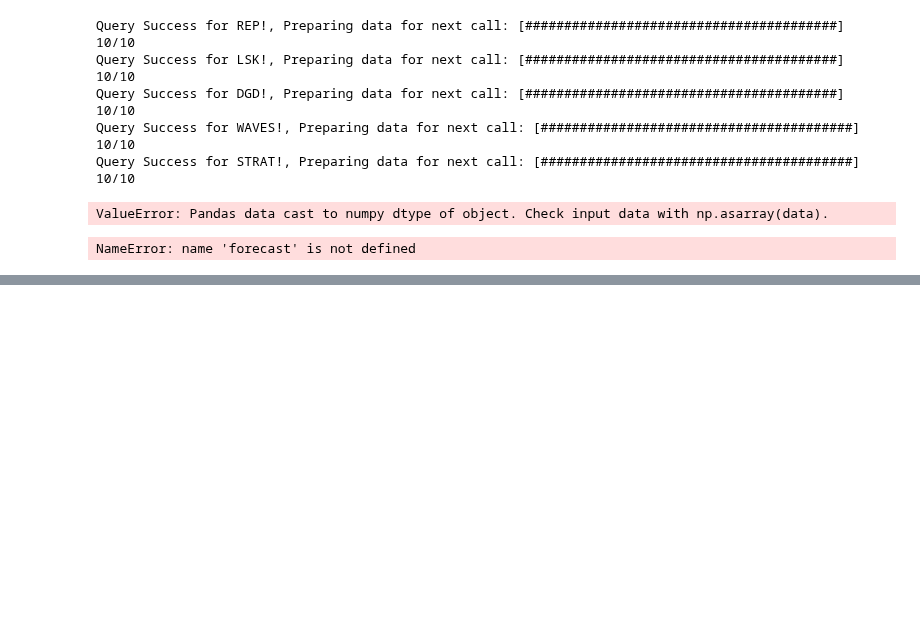
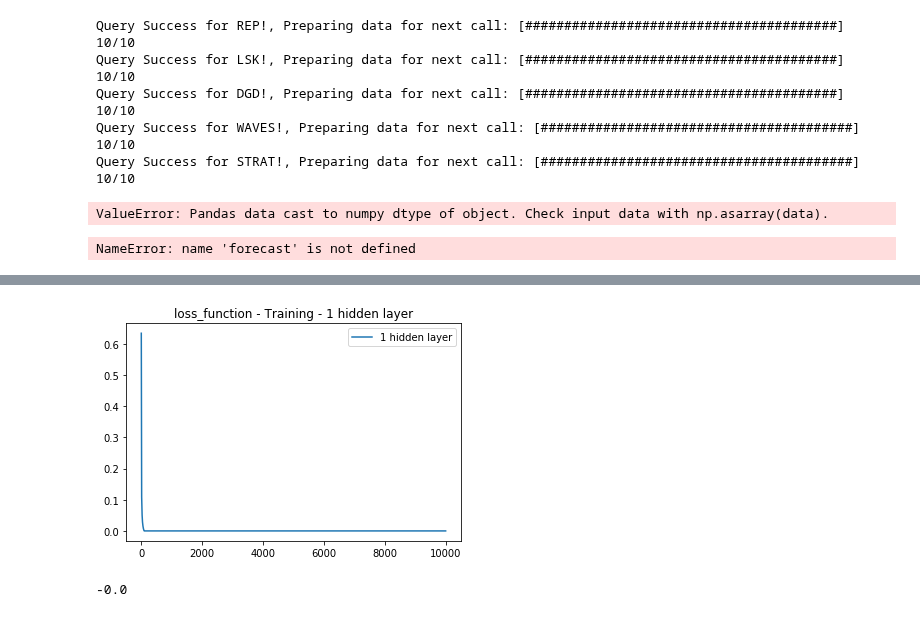
Before and after one commit to eccadena/ICO_Viability_Index, a Jupyter notebook: notebooks/libs/Christian_working_notebook.ipynb, the cells around one changed output, grey strips where cells are left out. Saved outputs shown, nothing was run; the diff lists cells and outputs as text; code cells hidden in the pictures; blank space fills up the shorter version.

Commit message:
models, models, models

```diff
--- a/notebooks/libs/Christian_working_notebook.ipynb
+++ b/notebooks/libs/Christian_working_notebook.ipynb
@@ -1033,0 +1074,3 @@ def read_json(self):
+# %%
+X_scaler = StandardScaler()
+X_scaler.fit(X_train)
@@ -1033,0 +1079,34 @@ def read_json(self):
+# %%
+X_train_scaled = X_scaler.transform(X_train)
+X_test_scaled = X_scaler.transform(X_test)
+# %%
+# Define the model - shallow neural network
+nn = Sequential()
+
+# Hidden layer
+nn.add(Dense(units=8, input_dim=96, activation="softmax"))
+
+nn.add(Dense(units=10, activation='elu'))
+
+nn.add(Dense(units=15, activation='selu'))
+
+nn.add(Dense(units=10, activation='softplus'))
+
+nn.add(Dense(units=8, activation='relu'))
+
+nn.add(Dense(units=5, activation='softmax'))
+
+nn.add(Dense(units=4, activation='softmax'))
+
+nn.add(Dense(units=3, activation='softsign'))
+
+nn.add(Dense(units=2, activation='tanh'))
+
+# Output layer
+nn.add(Dense(units=1, activation="hard_sigmoid"))
+# %%
+# Compile the model
+nn.compile(loss="binary_crossentropy", optimizer="nadam", metrics=["mse"])
+
+# Fit the model
+model = nn.fit(X_train_scaled, y_train, epochs=10000, verbose=0)
@@ -1033,0 +1167,12 @@ def read_json(self):
+# %%
+plt.plot(model.history["loss"])
+plt.title("loss_function - Training - 1 hidden layer")
+plt.legend(["1 hidden layer"])
+plt.show()
+#This was after I dropped the custom index
+# %% [output]
+[figure, added]
+# %%
+min(model.history["loss"])
+# %% [output]
+-0.0
```
Also changed, not shown: parts of 26 cells of this notebook, 10 other files.
